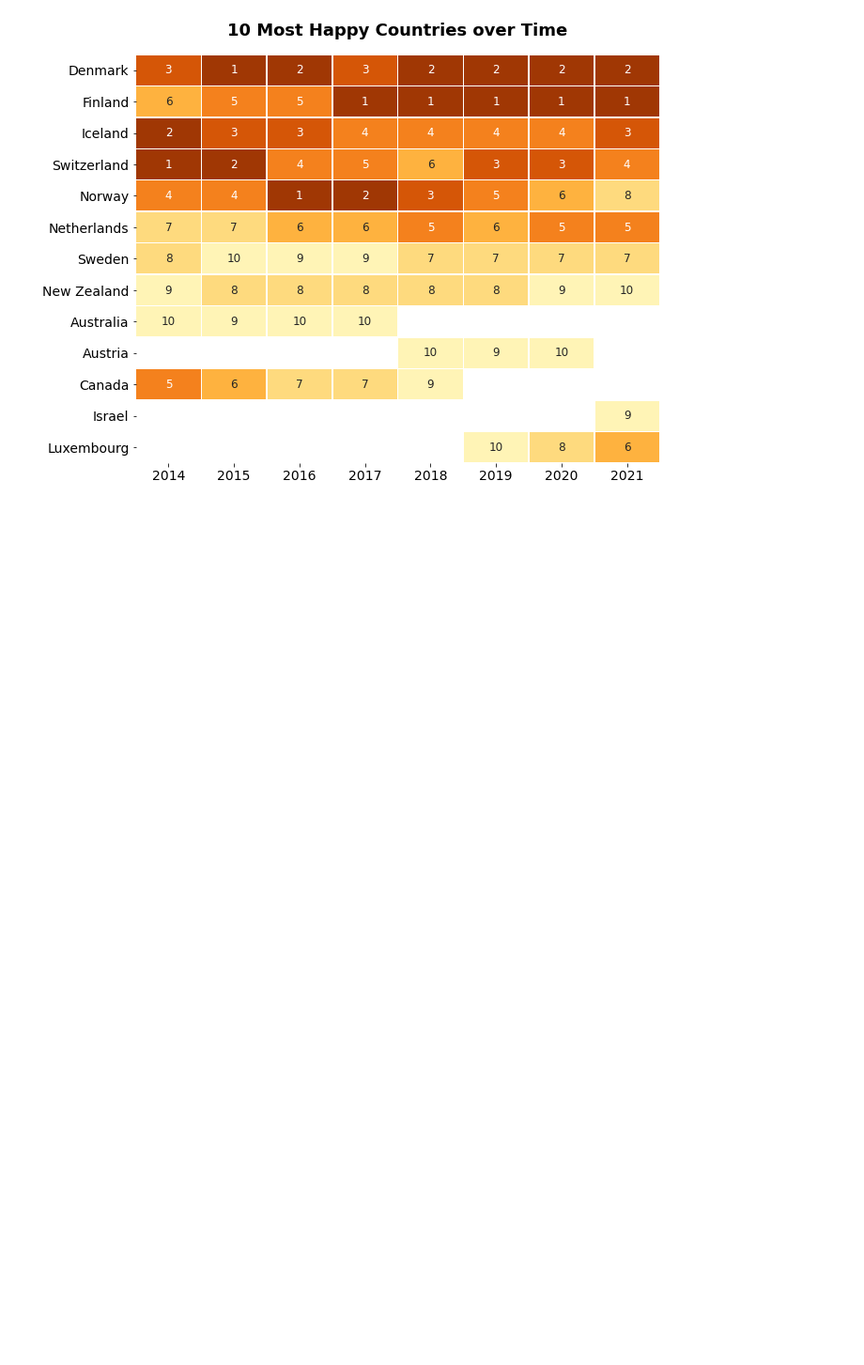
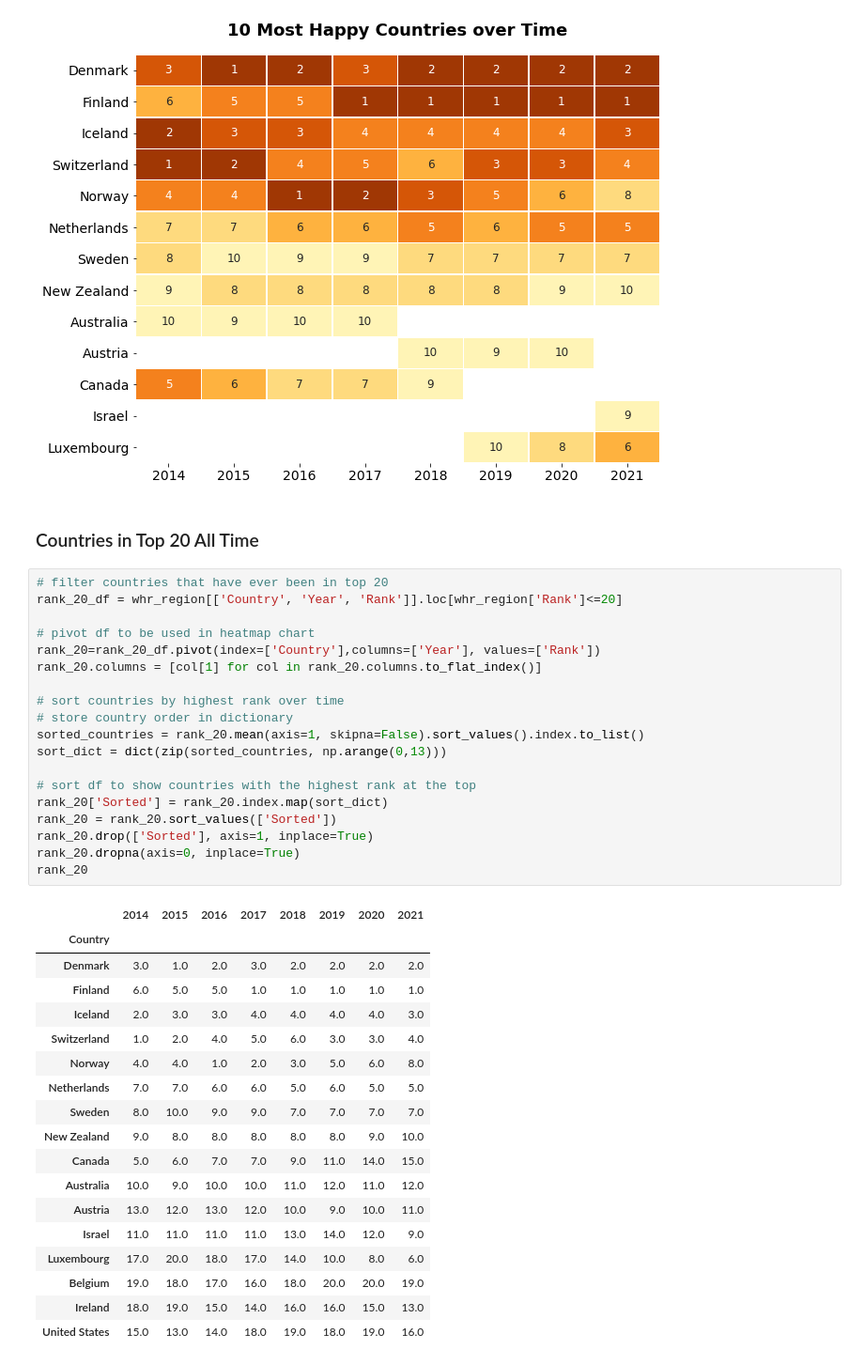
Before and after one commit to angkohtenko/World_Happiness_Report, a Jupyter notebook: Clean_data.ipynb, the cells around one changed output. Shown: that part at 94% size. Drawn from its saved outputs; the diff is of its cells as text; blank space fills up the shorter version.

```diff
--- a/Clean_data.ipynb
+++ b/Clean_data.ipynb
@@ -1237,3 +1233,43 @@ ax.set(ylabel="")
 plt.show()
 # %% [output]
 [figure]
+# %% [markdown]
+### Countries in Top 20 All Time
+# %%
+# filter countries that have ever been in top 20
+rank_20_df = whr_region[['Country', 'Year', 'Rank']].loc[whr_region['Rank']<=20]
+
+# pivot df to be used in heatmap chart
+rank_20=rank_20_df.pivot(index=['Country'],columns=['Year'], values=['Rank'])
+rank_20.columns = [col[1] for col in rank_20.columns.to_flat_index()]
+
+# sort countries by highest rank over time
+# store country order in dictionary
+sorted_countries = rank_20.mean(axis=1, skipna=False).sort_values().index.to_list()
+sort_dict = dict(zip(sorted_countries, np.arange(0,13)))
+
+# sort df to show countries with the highest rank at the top
+rank_20['Sorted'] = rank_20.index.map(sort_dict)
+rank_20 = rank_20.sort_values(['Sorted'])
+rank_20.drop(['Sorted'], axis=1, inplace=True)
+rank_20.dropna(axis=0, inplace=True)
+rank_20
+# %% [output]
+|  | 2014 | 2015 | 2016 | 2017 | 2018 | 2019 | 2020 | 2021 |
+| Country |  |  |  |  |  |  |  |  |
+| Denmark | 3.0 | 1.0 | 2.0 | 3.0 | 2.0 | 2.0 | 2.0 | 2.0 |
+| Finland | 6.0 | 5.0 | 5.0 | 1.0 | 1.0 | 1.0 | 1.0 | 1.0 |
+| Iceland | 2.0 | 3.0 | 3.0 | 4.0 | 4.0 | 4.0 | 4.0 | 3.0 |
+| Switzerland | 1.0 | 2.0 | 4.0 | 5.0 | 6.0 | 3.0 | 3.0 | 4.0 |
+| Norway | 4.0 | 4.0 | 1.0 | 2.0 | 3.0 | 5.0 | 6.0 | 8.0 |
+| Netherlands | 7.0 | 7.0 | 6.0 | 6.0 | 5.0 | 6.0 | 5.0 | 5.0 |
+| Sweden | 8.0 | 10.0 | 9.0 | 9.0 | 7.0 | 7.0 | 7.0 | 7.0 |
+| New Zealand | 9.0 | 8.0 | 8.0 | 8.0 | 8.0 | 8.0 | 9.0 | 10.0 |
+| Canada | 5.0 | 6.0 | 7.0 | 7.0 | 9.0 | 11.0 | 14.0 | 15.0 |
+| Australia | 10.0 | 9.0 | 10.0 | 10.0 | 11.0 | 12.0 | 11.0 | 12.0 |
+| Austria | 13.0 | 12.0 | 13.0 | 12.0 | 10.0 | 9.0 | 10.0 | 11.0 |
+| Israel | 11.0 | 11.0 | 11.0 | 11.0 | 13.0 | 14.0 | 12.0 | 9.0 |
+| Luxembourg | 17.0 | 20.0 | 18.0 | 17.0 | 14.0 | 10.0 | 8.0 | 6.0 |
+| Belgium | 19.0 | 18.0 | 17.0 | 16.0 | 18.0 | 20.0 | 20.0 | 19.0 |
+| Ireland | 18.0 | 19.0 | 15.0 | 14.0 | 16.0 | 16.0 | 15.0 | 13.0 |
+| United States | 15.0 | 13.0 | 14.0 | 18.0 | 19.0 | 18.0 | 19.0 | 16.0 |
```
Also changed, not shown: parts of 17 cells of this notebook.
